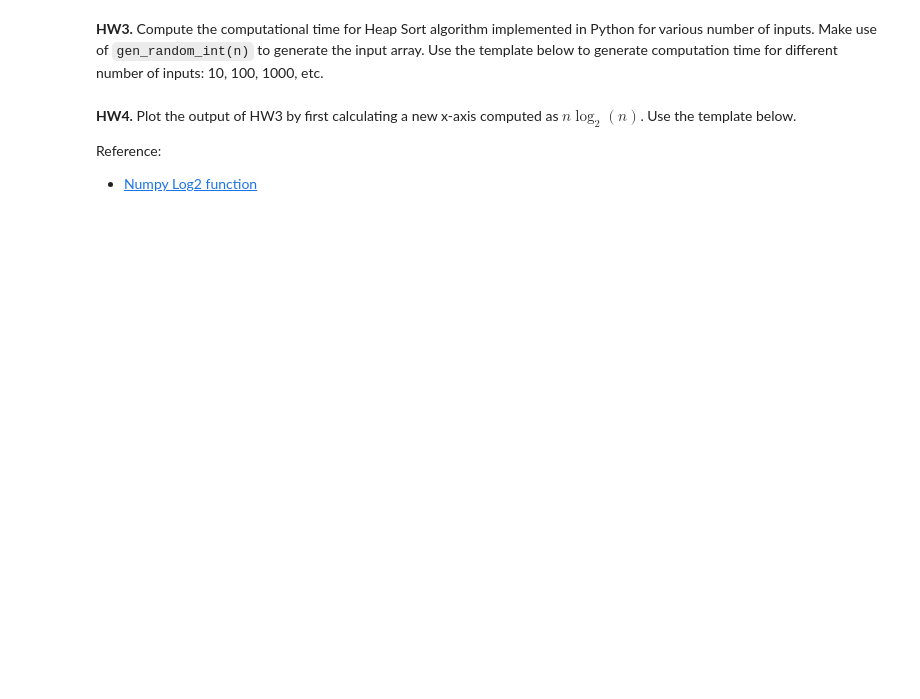
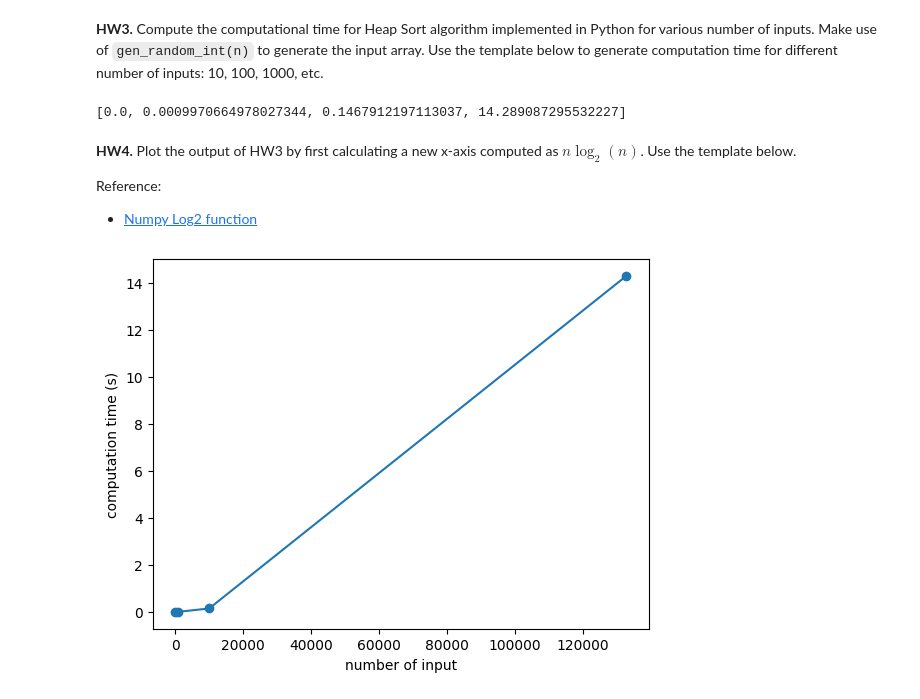
Before and after one commit to keeve101/data-driven-world-10.020, a Jupyter notebook: week2 binaryheap and heapsort/Week02_Homework.ipynb, the cells around one changed output. Drawn from its saved outputs; the diff is of its cells as text; code cells hidden in the pictures; blank space fills up the shorter version.

```diff
--- a/week2 binaryheap and heapsort/Week02_Homework.ipynb
+++ b/week2 binaryheap and heapsort/Week02_Homework.ipynb
@@ -161,22 +149,22 @@ def run_function(f, x):
     return end-start
 
 def gen_random_int(number, seed):
-    ###
-    ### YOUR CODE HERE
-    ###
+    ls = [i for i in range(number)]
+    random.shuffle(ls, random.seed(seed))
+    return ls
 
 time_heapsort = []
 # set the maximum power for 10^power number of inputs
-maxpower = 5
+maxpower = 4
 
 for n in range(1, maxpower + 1):
     # create array for 10^1, 10^2, etc
     # use seed 100
-    array = None
+    array = gen_random_int(10**n, 100)
 
     # call run_function with heapsort and array as arguments
     # result = run_function(None, None)
-
+    result = run_function(heapsort, array)
     ###
     ### YOUR CODE HERE
     ###
@@ -184,6 +172,8 @@ for n in range(1, maxpower + 1):
     time_heapsort.append(result)
 
 print(time_heapsort)
+# %% [output]
+[0.0, 0.0009970664978027344, 0.1467912197113037, 14.289087295532227]
 # %% [markdown]
 **HW4.** Plot the output of HW3 by first calculating a new x-axis computed as $n\log_2(n)$. Use the template below.
 
@@ -192,23 +182,25 @@ Reference:
 # %%
 import matplotlib.pyplot as plt
 import numpy as np
 
-maxpower = 5
+maxpower = 4
 # create an iterable from 1 to maxpowers
 powers = range(1, maxpower + 1)
 # variable n stores the number of items to sort
 n = []
 
 # Create a list of n for our x axis
 for exp in powers:
     n.append(10**exp)
 
 # convert to Numpy array
 n = np.array(n)
 
 # calculate n*log(n) for x axis
 x = n * np.log2(n)
 plt.plot(x, time_heapsort, "-o")
 plt.xlabel("number of input")
 plt.ylabel("computation time (s)")
 plt.show()
+# %% [output]
+[figure, added]
```
Also changed, not shown: parts of 2 cells of this notebook.
